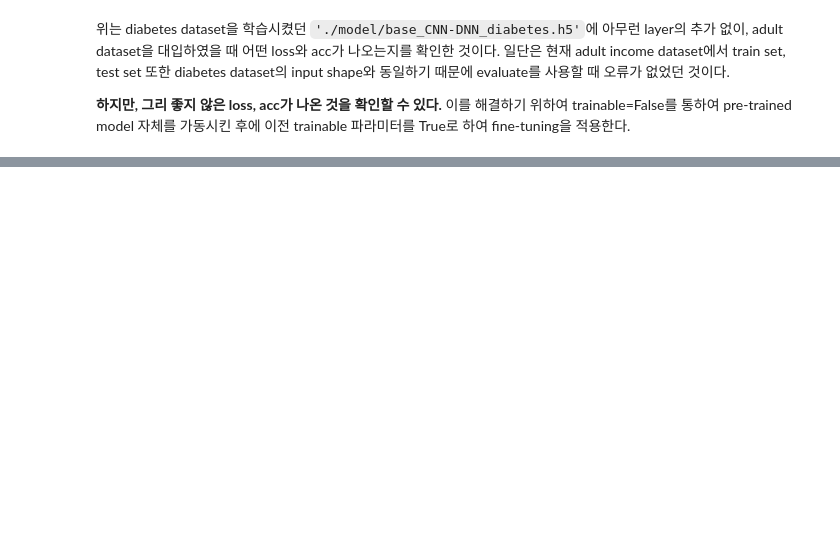
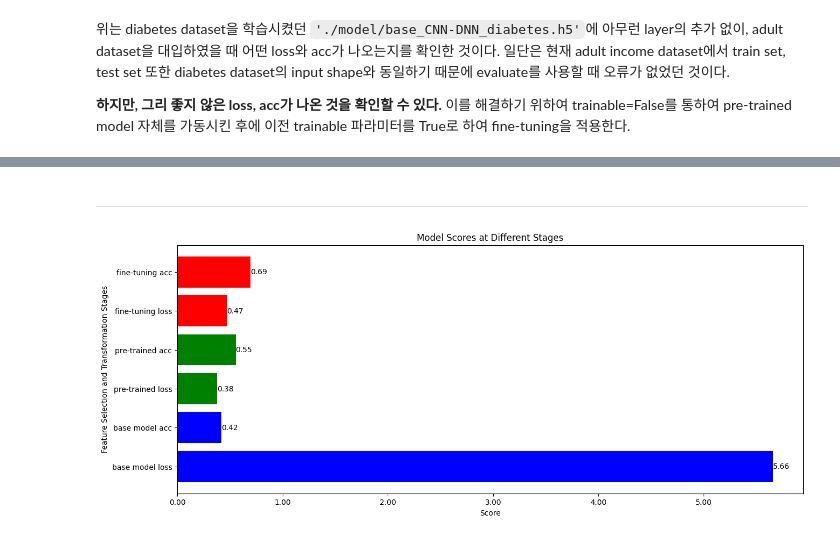
Before and after one commit to lky473736/learning-AI, a Jupyter notebook: class/assignment/topic4/fine-tuning_classification_adult(assignment).ipynb, the cells around one changed output, grey strips where cells are left out. Drawn from its saved outputs; the diff is of its cells as text; code cells hidden in the pictures; blank space fills up the shorter version.

```diff
--- a/class/assignment/topic4/fine-tuning_classification_adult(assignment).ipynb
+++ b/class/assignment/topic4/fine-tuning_classification_adult(assignment).ipynb
@@ -795,0 +1090,7 @@ eval_2 = model_transfer.evaluate(X_test_seq, y_test_seq_encoded)
+# %%
+# evaluate
+
+print ("train score : ", model_transfer.evaluate(X_train_seq, y_train_seq_encoded))
+print ("test score : ", model_transfer.evaluate(X_test_seq, y_test_seq_encoded))
+
+eval_3 = model_transfer.evaluate(X_test_seq, y_test_seq_encoded)
@@ -795,0 +1103,42 @@ eval_2 = model_transfer.evaluate(X_test_seq, y_test_seq_encoded)
+# %% [markdown]
+-----
+# %%
+'''
+    종합적으로 보기 위해 loss와 accuracy를 막대 그래프로 나타냄
+'''
+
+import math
+import matplotlib.pyplot as plt
+from matplotlib.ticker import FormatStrFormatter
+
+labels = [
+    'base model loss',
+    'base model acc',
+    'pre-trained loss',
+    'pre-trained acc',
+    'fine-tuning loss',
+    'fine-tuning acc',
+]
+
+score1 = eval_1
+score2 = eval_2
+score3 = eval_3
+
+scores = [math.log(score1[0]), score1[1], -math.log(score2[0]), score2[1], -math.log(score3[0]), score3[1]]
+
+plt.figure(figsize=(15, 6))
+bars = plt.barh(labels, scores, color=['blue', 'blue', 'green', 'green', 'red', 'red'])
+
+for bar in bars:
+    yval = bar.get_width()
+    plt.text(yval, bar.get_y() + bar.get_height()/2, f'{yval:.2f}', ha='left', va='center')
+
+plt.xlabel('Score')
+plt.ylabel('Feature Selection and Transformation Stages')
+plt.title('Model Scores at Different Stages')
+
+plt.gca().xaxis.set_major_formatter(FormatStrFormatter('%.2f'))  # 소수점 2자리로 설정
+
+plt.show()
+# %% [output]
+[figure, added]
```
Also changed, not shown: parts of 25 cells of this notebook.
